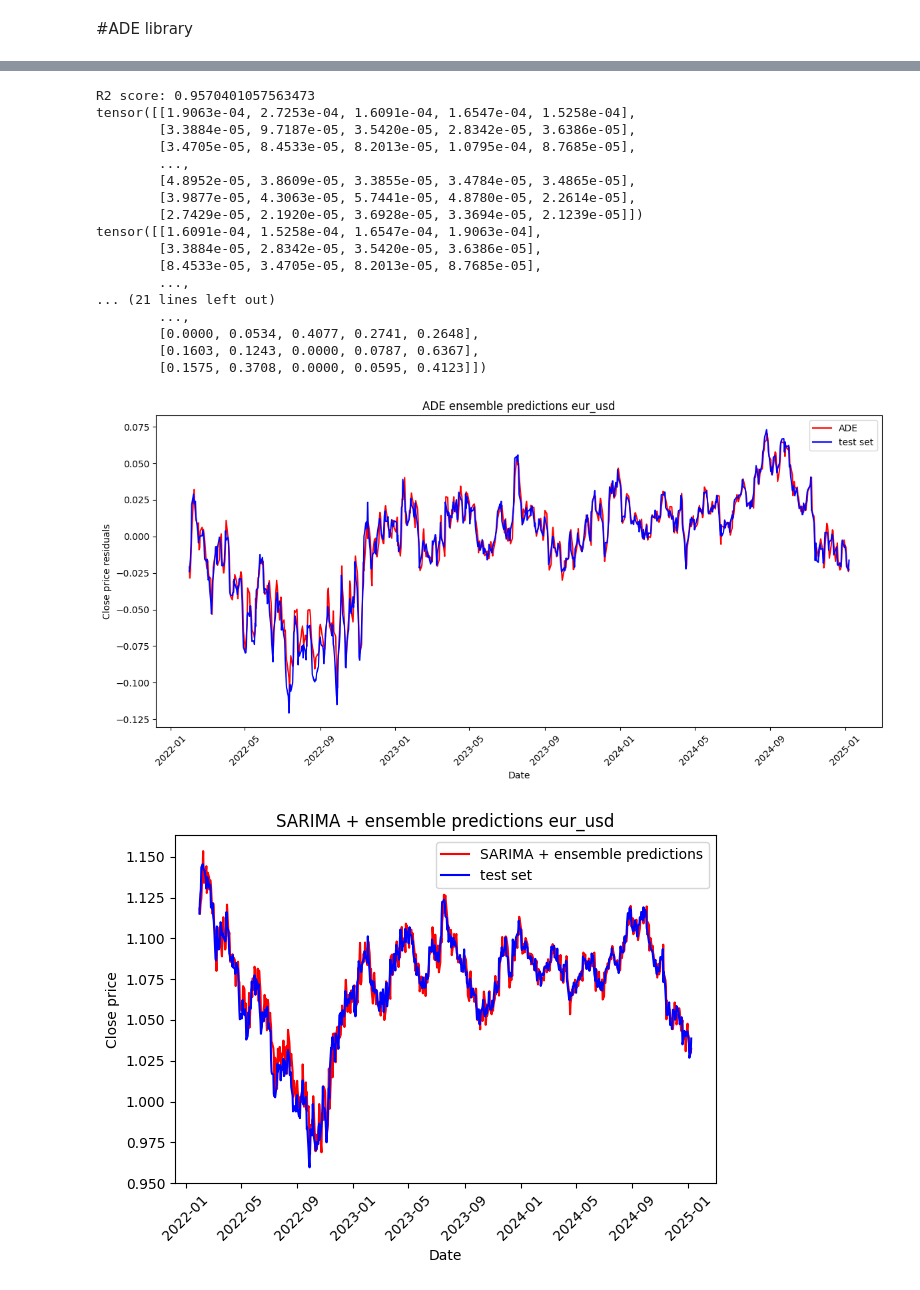
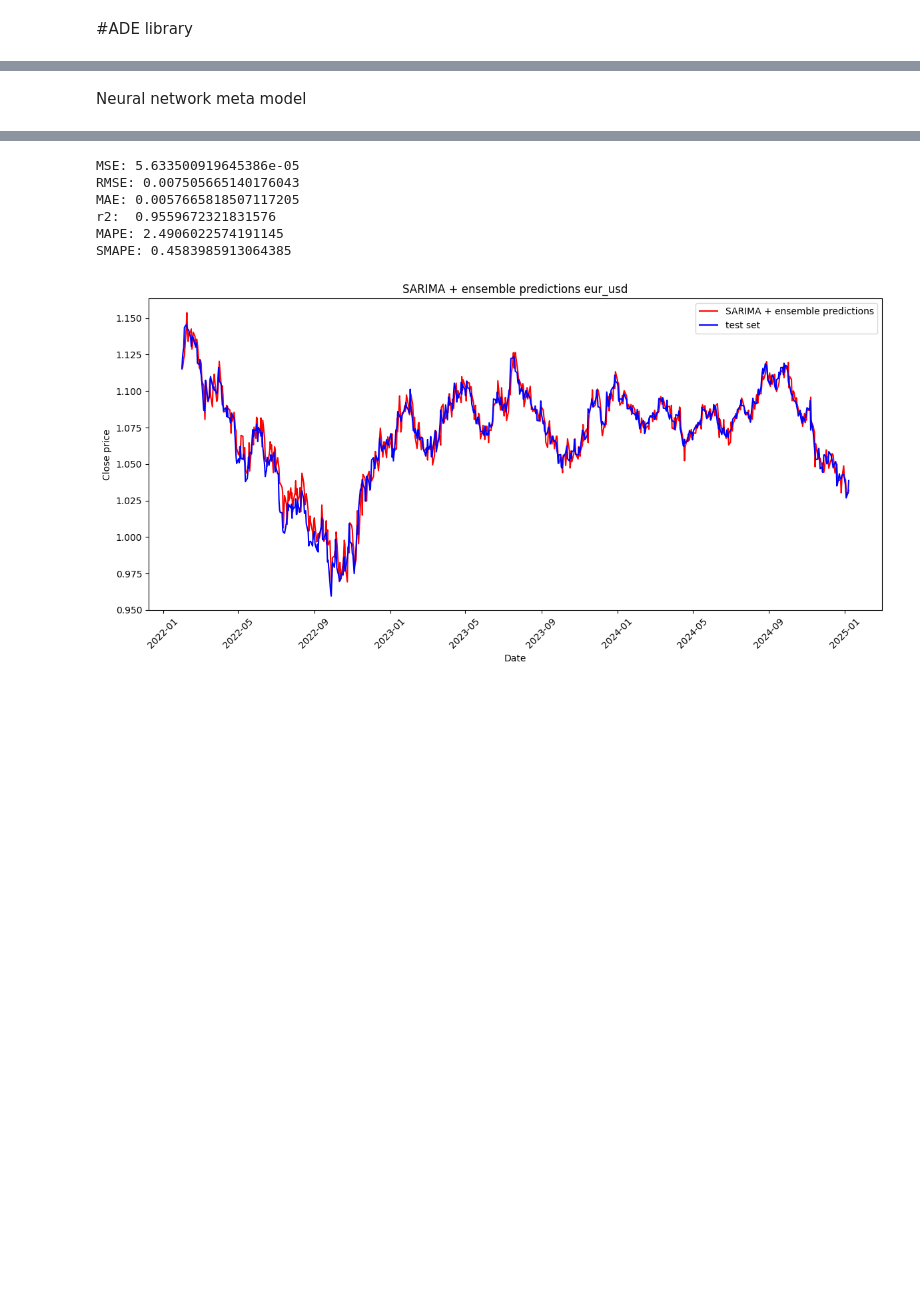
Before and after one commit to andreadamiano/Arbitrated-Dynamic-Ensemble, a Jupyter notebook: Project_code/Arbitrated Dynamic Ensemble.ipynb, the cells around one changed output, grey strips where cells are left out. Saved outputs shown, nothing was run; the diff lists cells and outputs as text; code cells hidden in the pictures; blank space fills up the shorter version.

```diff
--- a/Project_code/Arbitrated Dynamic Ensemble.ipynb
+++ b/Project_code/Arbitrated Dynamic Ensemble.ipynb
@@ -2423,3 +2499,5 @@ R2 score: 0.9494768036696593
+# %% [markdown]
+Neural network meta model
 # %%
 #using the class
 train_data = {}
@@ -2432,7 +2510,6 @@ for name , _ in datasets.items():
     if name == 'sp500':
         continue
 
-
     print(f"ensembling predictions on {name} dataset:")
     meta_model = "neural network"
     # meta_model = "linear booster"
@@ -2443,8 +2520,13 @@ for name , _ in datasets.items():
     test_data[name].index = pd.to_datetime(test_residuals[name].index)
     window_size = 10
     error_window = 10
-    k=4 #number of models to make the ensemble at each time step
-    temperature = 0.9
+
+    if name == 'eur_usd':
+        k=4
+        temperature = 0.35 #to control weight sharpness
+    elif name == 'sp500':
+        temperature = 1
+        k=3 #number of models to make the ensemble at each time step
 
 
     ade = ADE([trained_model[name] for trained_model in trained_models], meta_model, train_data[name], test_data[name], window_size, error_window, k, temperature) #k represent the number of model to select from the batch of models
@@ -2452,8 +2534,8 @@ for name , _ in datasets.items():
 
 
     #visualize
-    ensemble_preds = pd.DataFrame(final_preds.detach().numpy())
-    ensemble_preds.index = pd.to_datetime(test_data[name][window_size*2:].index)
+    ensemble_preds = pd.DataFrame(final_preds.detach().numpy(), index = test_data[name][window_size*2:].index)
+    # ensemble_preds.index = pd.to_datetime(test_data[name][window_size*2:].index)
 
     plt.figure(figsize=(12, 6))
     plt.title(f"ADE ensemble predictions {name}")
@@ -2467,17 +2549,27 @@ for name , _ in datasets.items():
     plt.show()
 
 
+    #compute metrics
+    mse = mean_squared_error(test_data[name][window_size*2:], ensemble_preds)
+    rmse = np.sqrt(mse)
+    mae = mean_absolute_error(test_data[name][window_size*2:], ensemble_preds)
+    r2 = r2_score(test_data[name][window_size*2:], ensemble_preds)
+    mape = mean_absolute_percentage_error(test_data[name][window_size*2:], ensemble_preds)
+    smape_value = smape(test_data[name][window_size*2:], ensemble_preds)
+
+    print(f"MSE: {mse}")
+    print(f"RMSE: {rmse}")
+    print(f"MAE: {mae}")
+    print(f"r2:  {r2}")
+    print(f"MAPE: {mape}")
+    print(f"SMAPE: {smape_value}")
+
+
     #combine ensemble predictions with ARIMA model
     final_preds = SARIMA_test_predictions[name][window_size*2:] + ensemble_preds.iloc[:,0]
 
-    #compute metrics
-    mse = mean_squared_error(Close_price[name].loc[final_preds.index], final_preds)
-    rmse = np.sqrt(mse)
-    mae = mean_absolute_error(Close_price[name].loc[final_preds.index], final_preds)
-    r2 = r2_score(Close_price[name].loc[final_preds.index], final_preds)
-
     #visualize
-    # plt.figure(figsize=(12, 6))
+    plt.figure(figsize=(12, 6))
     plt.title(f"SARIMA + ensemble predictions {name}")
     sns.lineplot(x = final_preds.index, y = final_preds.squeeze(), label = "SARIMA + ensemble predictions", color = "red")
     sns.lineplot(x = Close_price[name].loc[final_preds.index].index, y = Close_price[name].loc[final_preds.index].squeeze(), label = "test set", color = "blue")
@@ -2488,9 +2580,20 @@ for name , _ in datasets.items():
     plt.legend()
     plt.show()
 
+
+    #compute metrics
+    mse = mean_squared_error(Close_price[name].loc[final_preds.index], final_preds)
+    rmse = np.sqrt(mse)
+    mae = mean_absolute_error(Close_price[name].loc[final_preds.index], final_preds)
+    r2 = r2_score(Close_price[name].loc[final_preds.index], final_preds)
+    mape = mean_absolute_percentage_error(Close_price[name].loc[final_preds.index], final_preds)
+    smape_value = smape(Close_price[name].loc[final_preds.index], final_preds)
+
     print(f"MSE: {mse}")
     print(f"RMSE: {rmse}")
     print(f"MAE: {mae}")
     print(f"r2:  {r2}")
+    print(f"MAPE: {mape}")
+    print(f"SMAPE: {smape_value}")
 # %% [output]
 ensembling predictions on eur_usd dataset:
@@ -2498,19 +2617,7 @@ ensembling predictions on eur_usd dataset:
-R2 score: 0.9570401057563473
-tensor([[1.9063e-04, 2.7253e-04, 1.6091e-04, 1.6547e-04, 1.5258e-04],
-        [3.3884e-05, 9.7187e-05, 3.5420e-05, 2.8342e-05, 3.6386e-05],
-        [3.4705e-05, 8.4533e-05, 8.2013e-05, 1.0795e-04, 8.7685e-05],
-        ...,
-        [4.8952e-05, 3.8609e-05, 3.3855e-05, 3.4784e-05, 3.4865e-05],
-        [3.9877e-05, 4.3063e-05, 5.7441e-05, 4.8780e-05, 2.2614e-05],
-        [2.7429e-05, 2.1920e-05, 3.6928e-05, 3.3694e-05, 2.1239e-05]])
-tensor([[1.6091e-04, 1.5258e-04, 1.6547e-04, 1.9063e-04],
-        [3.3884e-05, 2.8342e-05, 3.5420e-05, 3.6386e-05],
-        [8.4533e-05, 3.4705e-05, 8.2013e-05, 8.7685e-05],
-        ...,
-... (21 lines left out)
-        ...,
-        [0.0000, 0.0534, 0.4077, 0.2741, 0.2648],
-        [0.1603, 0.1243, 0.0000, 0.0787, 0.6367],
-        [0.1575, 0.3708, 0.0000, 0.0595, 0.4123]])
+MSE: 5.633500919645386e-05
+RMSE: 0.007505665140176043
+MAE: 0.0057665818507117205
+r2:  0.9559672321831576
+MAPE: 2.4906022574191145
+SMAPE: 0.4583985913064385
-[figure, old version]
+[figure, new version]
-[figure, removed]
```
Also changed, not shown: parts of 7 cells of this notebook, 17 other files.
